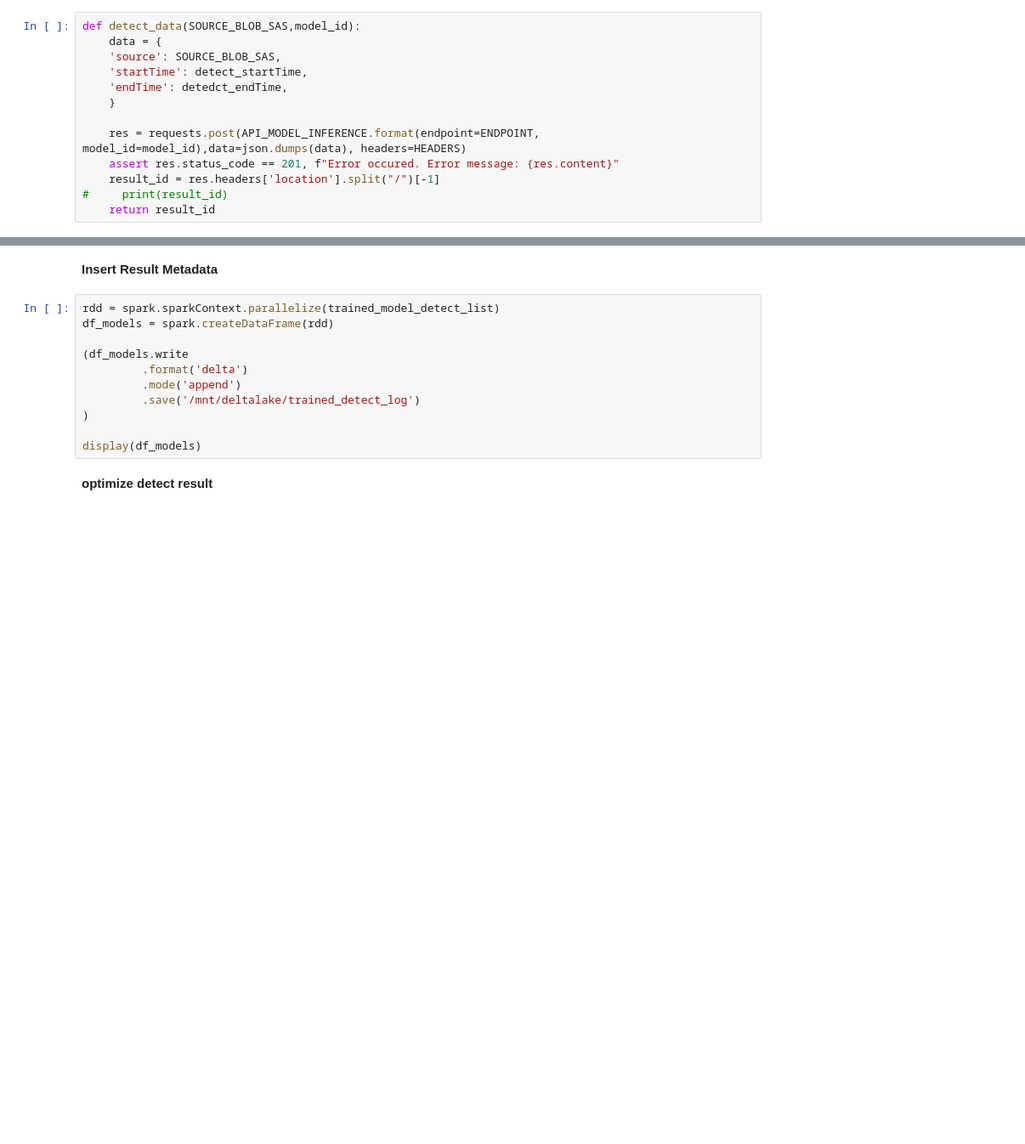
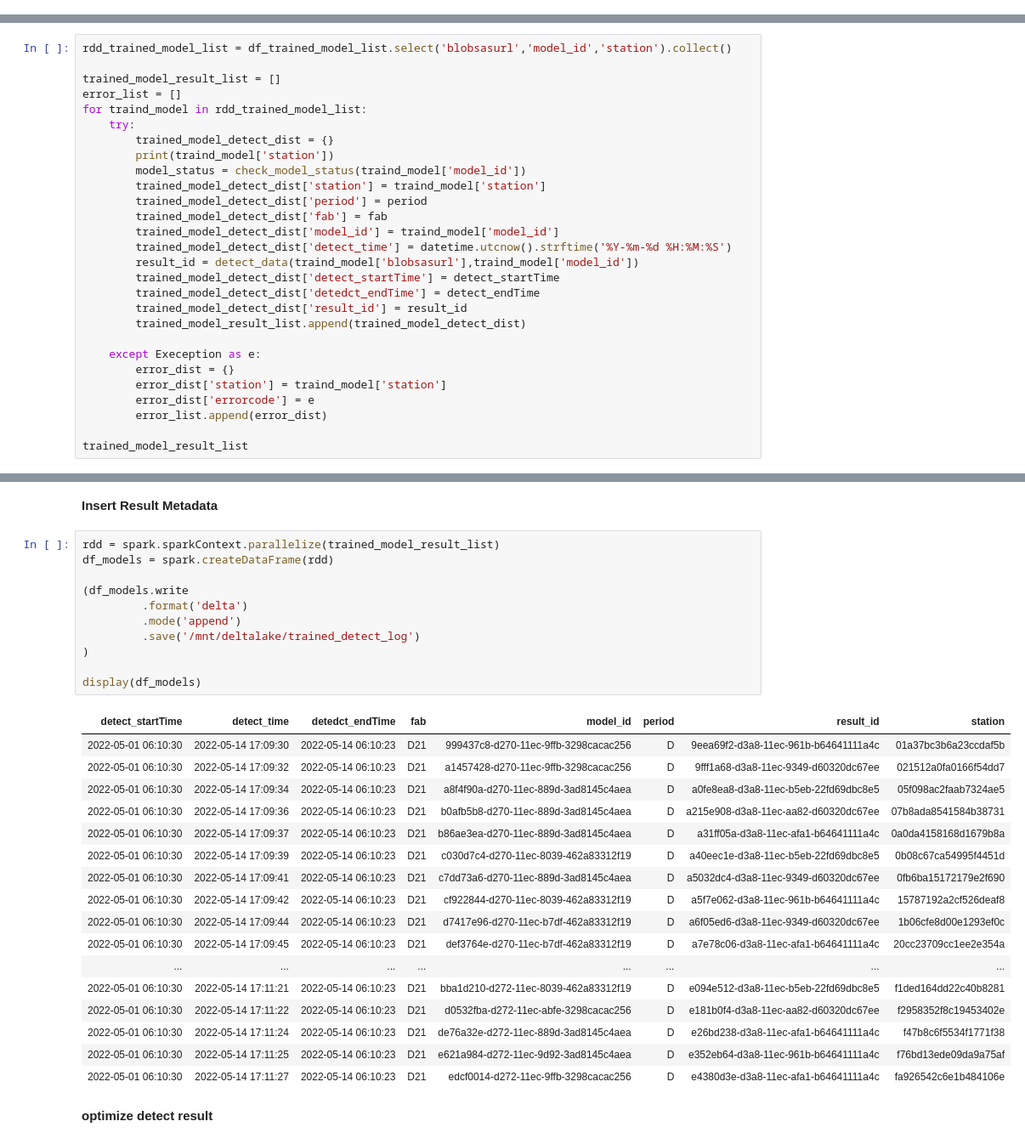
Before and after one commit to a93701011/anomaly-detection-multivariance, a Jupyter notebook: databricks/multivariance-detect-final.ipynb, the cells around one changed output, grey strips where cells are left out. Shown at 85% size. Saved outputs shown, nothing was run; the diff lists cells and outputs as text; blank space fills up the shorter version.

```diff
--- a/databricks/multivariance-detect-final.ipynb
+++ b/databricks/multivariance-detect-final.ipynb
@@ -122,13 +183,0 @@ def check_model_status(model_id):
-# %%
-def detect_data(SOURCE_BLOB_SAS,model_id):
-    data = {
-    'source': SOURCE_BLOB_SAS,
-    'startTime': detect_startTime,
-    'endTime': detedct_endTime,
-    }
-
-    res = requests.post(API_MODEL_INFERENCE.format(endpoint=ENDPOINT, model_id=model_id),data=json.dumps(data), headers=HEADERS)
-    assert res.status_code == 201, f"Error occured. Error message: {res.content}"
-    result_id = res.headers['location'].split("/")[-1]
-#     print(result_id)
-    return result_id
@@ -136,0 +184,28 @@ def detect_data(SOURCE_BLOB_SAS,model_id):
+# %%
+rdd_trained_model_list = df_trained_model_list.select('blobsasurl','model_id','station').collect()
+
+trained_model_result_list = []
+error_list = []
+for traind_model in rdd_trained_model_list:
+    try:
+        trained_model_detect_dist = {}
+        print(traind_model['station'])
+        model_status = check_model_status(traind_model['model_id'])
+        trained_model_detect_dist['station'] = traind_model['station']
+        trained_model_detect_dist['period'] = period
+        trained_model_detect_dist['fab'] = fab
+        trained_model_detect_dist['model_id'] = traind_model['model_id']
+        trained_model_detect_dist['detect_time'] = datetime.utcnow().strftime('%Y-%m-%d %H:%M:%S')
+        result_id = detect_data(traind_model['blobsasurl'],traind_model['model_id'])
+        trained_model_detect_dist['detect_startTime'] = detect_startTime
+        trained_model_detect_dist['detedct_endTime'] = detect_endTime
+        trained_model_detect_dist['result_id'] = result_id
+        trained_model_result_list.append(trained_model_detect_dist)
+
+    except Exeception as e:
+        error_dist = {}
+        error_dist['station'] = traind_model['station']
+        error_dist['errorcode'] = e
+        error_list.append(error_dist)
+
+trained_model_result_list
@@ -251,16 +342,34 @@ trained_model_detect_list
 # %% [markdown]
 **Insert Result Metadata**
 # %%
-rdd = spark.sparkContext.parallelize(trained_model_detect_list)
+rdd = spark.sparkContext.parallelize(trained_model_result_list)
 df_models = spark.createDataFrame(rdd)
 
 (df_models.write
          .format('delta')
          .mode('append')
          .save('/mnt/deltalake/trained_detect_log')
 )
 
 display(df_models)
+# %% [output]
+| detect_startTime | detect_time | detedct_endTime | fab | model_id | period | result_id | station |
+| 2022-05-01 06:10:30 | 2022-05-14 17:09:30 | 2022-05-14 06:10:23 | D21 | 999437c8-d270-11ec-9ffb-3298cacac256 | D | 9eea69f2-d3a8-11ec-961b-b64641111a4c | 01a37bc3b6a23ccdaf5b |
+| 2022-05-01 06:10:30 | 2022-05-14 17:09:32 | 2022-05-14 06:10:23 | D21 | a1457428-d270-11ec-9ffb-3298cacac256 | D | 9fff1a68-d3a8-11ec-9349-d60320dc67ee | 021512a0fa0166f54dd7 |
+| 2022-05-01 06:10:30 | 2022-05-14 17:09:34 | 2022-05-14 06:10:23 | D21 | a8f4f90a-d270-11ec-889d-3ad8145c4aea | D | a0fe8ea8-d3a8-11ec-b5eb-22fd69dbc8e5 | 05f098ac2faab7324ae5 |
+| 2022-05-01 06:10:30 | 2022-05-14 17:09:36 | 2022-05-14 06:10:23 | D21 | b0afb5b8-d270-11ec-889d-3ad8145c4aea | D | a215e908-d3a8-11ec-aa82-d60320dc67ee | 07b8ada8541584b38731 |
+| 2022-05-01 06:10:30 | 2022-05-14 17:09:37 | 2022-05-14 06:10:23 | D21 | b86ae3ea-d270-11ec-889d-3ad8145c4aea | D | a31ff05a-d3a8-11ec-afa1-b64641111a4c | 0a0da4158168d1679b8a |
+| 2022-05-01 06:10:30 | 2022-05-14 17:09:39 | 2022-05-14 06:10:23 | D21 | c030d7c4-d270-11ec-8039-462a83312f19 | D | a40eec1e-d3a8-11ec-b5eb-22fd69dbc8e5 | 0b08c67ca54995f4451d |
+| 2022-05-01 06:10:30 | 2022-05-14 17:09:41 | 2022-05-14 06:10:23 | D21 | c7dd73a6-d270-11ec-889d-3ad8145c4aea | D | a5032dc4-d3a8-11ec-9349-d60320dc67ee | 0fb6ba15172179e2f690 |
+| 2022-05-01 06:10:30 | 2022-05-14 17:09:42 | 2022-05-14 06:10:23 | D21 | cf922844-d270-11ec-8039-462a83312f19 | D | a5f7e062-d3a8-11ec-961b-b64641111a4c | 15787192a2cf526deaf8 |
+| 2022-05-01 06:10:30 | 2022-05-14 17:09:44 | 2022-05-14 06:10:23 | D21 | d7417e96-d270-11ec-b7df-462a83312f19 | D | a6f05ed6-d3a8-11ec-9349-d60320dc67ee | 1b06cfe8d00e1293ef0c |
+| 2022-05-01 06:10:30 | 2022-05-14 17:09:45 | 2022-05-14 06:10:23 | D21 | def3764e-d270-11ec-b7df-462a83312f19 | D | a7e78c06-d3a8-11ec-afa1-b64641111a4c | 20cc23709cc1ee2e354a |
+| ... | ... | ... | ... | ... | ... | ... | ... |
+| 2022-05-01 06:10:30 | 2022-05-14 17:11:21 | 2022-05-14 06:10:23 | D21 | bba1d210-d272-11ec-8039-462a83312f19 | D | e094e512-d3a8-11ec-b5eb-22fd69dbc8e5 | f1ded164dd22c40b8281 |
+| 2022-05-01 06:10:30 | 2022-05-14 17:11:22 | 2022-05-14 06:10:23 | D21 | d0532fba-d272-11ec-abfe-3298cacac256 | D | e181b0f4-d3a8-11ec-aa82-d60320dc67ee | f2958352f8c19453402e |
+| 2022-05-01 06:10:30 | 2022-05-14 17:11:24 | 2022-05-14 06:10:23 | D21 | de76a32e-d272-11ec-889d-3ad8145c4aea | D | e26bd238-d3a8-11ec-afa1-b64641111a4c | f47b8c6f5534f1771f38 |
+| 2022-05-01 06:10:30 | 2022-05-14 17:11:25 | 2022-05-14 06:10:23 | D21 | e621a984-d272-11ec-9d92-3ad8145c4aea | D | e352eb64-d3a8-11ec-961b-b64641111a4c | f76bd13ede09da9a75af |
+| 2022-05-01 06:10:30 | 2022-05-14 17:11:27 | 2022-05-14 06:10:23 | D21 | edcf0014-d272-11ec-9ffb-3298cacac256 | D | e4380d3e-d3a8-11ec-afa1-b64641111a4c | fa926542c6e1b484106e |
 # %% [markdown]
 **optimize detect result**
 # %%
```
Also changed, not shown: parts of 23 cells of this notebook, 2 other files.
